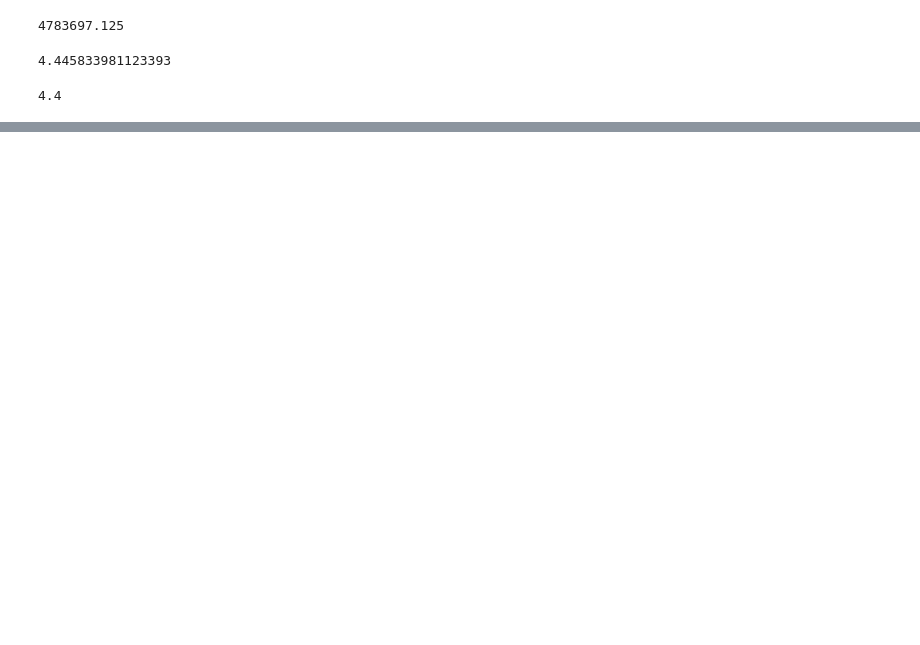
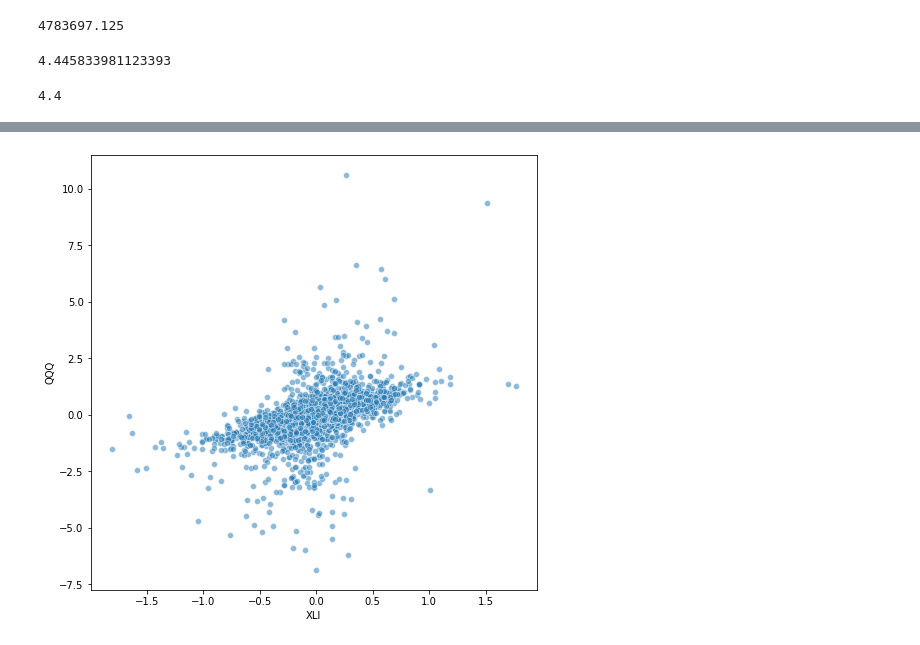
Before and after one commit to xddongx/flexink, a Jupyter notebook: study/study.ipynb, the cells around one changed output, grey strips where cells are left out. Drawn from its saved outputs; the diff is of its cells as text; code cells hidden in the pictures; blank space fills up the shorter version.

```diff
--- a/study/study.ipynb
+++ b/study/study.ipynb
@@ -3,5 +5,5 @@ import pandas as pd
 import numpy as np
 from scipy import stats
 # %%
-path = 'C:/workspace/flexink'
+path = 'C:/workspace/study_data/'
 # %%
@@ -40,0 +62,5 @@ weighted.median(state['Murder.Rate'], state['Population'])
+# %%
+import pandas as pd
+import numpy as np
+
+data = pd.read_csv(path + 'sp500_px.csv', index_col=0)
@@ -40,0 +96,13 @@ weighted.median(state['Murder.Rate'], state['Population'])
+# %%
+df_data_2 = data.loc[:,['XLI', 'QQQ']]
+df_data = data.loc[:,feature]
+# %%
+
+plt.rcParams['figure.figsize'] = [8, 8]
+sns.scatterplot(x='XLI',
+                     y='QQQ',
+                     alpha=0.5,
+                     data=df_data_2)
+plt.show()
+# %% [output]
+[figure, added]
```
Also changed, not shown: parts of 24 cells of this notebook, 3 other files.
